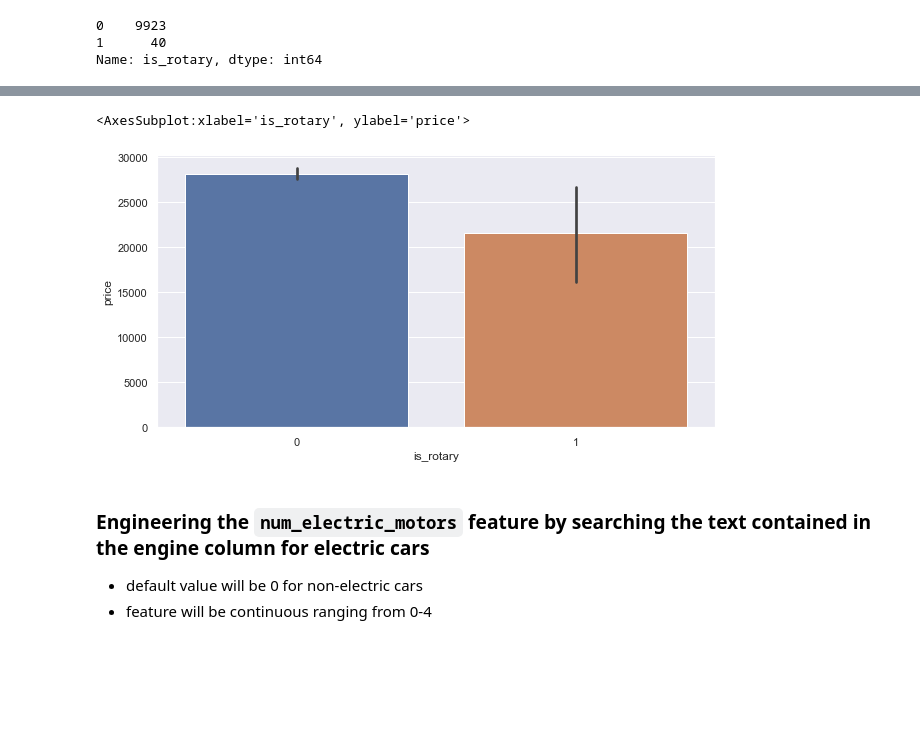
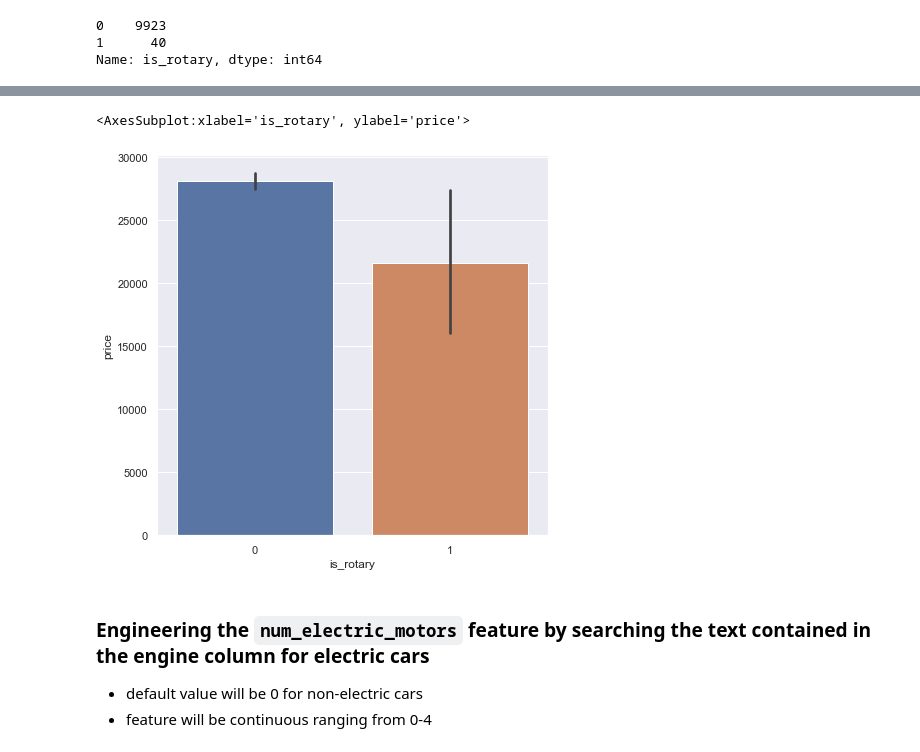
Before and after one commit to pwolff42/auto_auctions, a Jupyter notebook: data_cleansing.ipynb, the cells around one changed output, grey strips where cells are left out. Cells and saved outputs as stored; diff of their text form; code cells hidden in the pictures; blank space fills up the shorter version.

```diff
--- a/data_cleansing.ipynb
+++ b/data_cleansing.ipynb
@@ -465,0 +460,3 @@ Name: is_rotary, dtype: int64
+# %%
+cars_df["turbocharged"] = np.where(cars_df["engine"].str.lower().str.contains("turbo"), 1 , 0)
+cars_df["turbocharged"].value_counts() # checking
@@ -465,0 +467,3 @@ Name: is_rotary, dtype: int64
+# %%
+sns.set(rc={'figure.figsize':(7,7)}) # enlarging the plot so x-axis is legible
+sns.barplot(data = cars_df, x = "turbocharged", y = "price")
@@ -465,0 +477,3 @@ Name: is_rotary, dtype: int64
+# %%
+cars_df["supercharged"] = np.where(cars_df["engine"].str.lower().str.contains("supercharge"), 1 , 0)
+cars_df["supercharged"].value_counts() # checking
@@ -465,0 +484,3 @@ Name: is_rotary, dtype: int64
+# %%
+sns.set(rc={'figure.figsize':(7,7)}) # enlarging the plot so x-axis is legible
+sns.barplot(data = cars_df, x = "supercharged", y = "price")
@@ -466,10 +490,10 @@ Name: is_rotary, dtype: int64
 # %%
 # plotting average price of rotary/non-rotary engines
-sns.set(rc={'figure.figsize':(10,5)}) # enlarging the plot so x-axis is legible
+sns.set(rc={'figure.figsize':(7,7)}) # enlarging the plot so x-axis is legible
 sns.barplot(data = cars_df, x = "is_rotary", y = "price")
 # %% [output]
 <AxesSubplot:xlabel='is_rotary', ylabel='price'>
-[figure, old version]
+[figure, new version]
 # %% [markdown]
 ### Engineering the `num_electric_motors` feature by searching the text contained in the engine column for electric cars
 - default value will be 0 for non-electric cars
```
Also changed, not shown: parts of 78 cells of this notebook.
